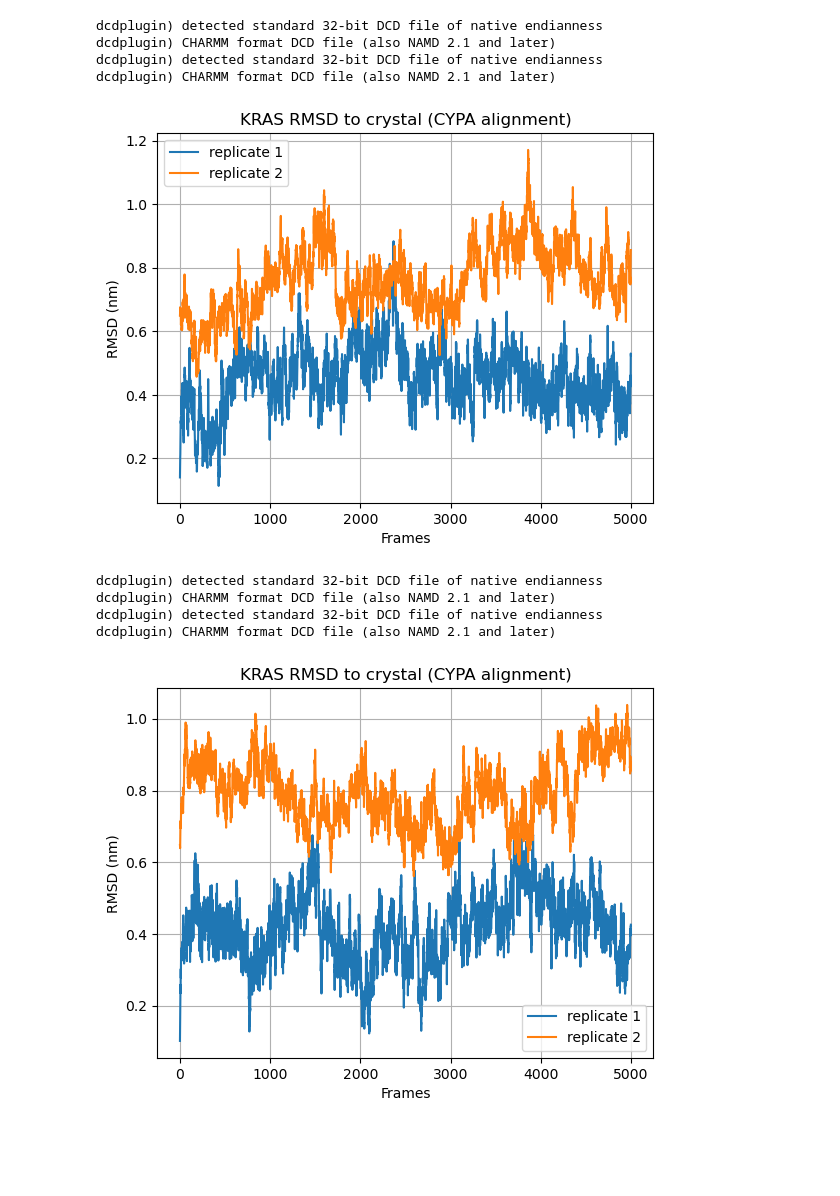
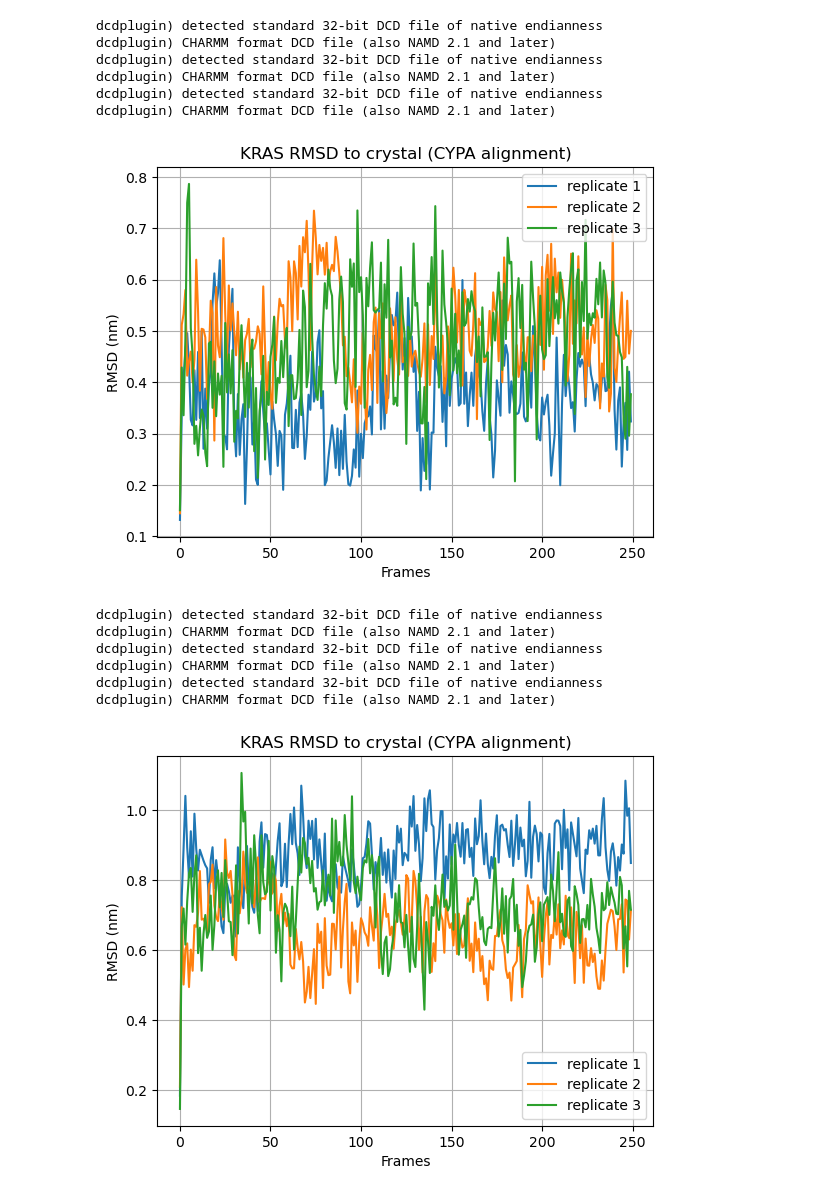
Before and after one commit to HaoLan-compchem/blog_03_12_2025, a Jupyter notebook: ternary_complex/comparable_md/analysis.ipynb, the cells around one changed output. Cells and saved outputs as stored; diff of their text form; code cells hidden in the pictures; blank space fills up the shorter version.

Commit message:
final long md to check

```diff
--- a/ternary_complex/comparable_md/analysis.ipynb
+++ b/ternary_complex/comparable_md/analysis.ipynb
@@ -8,14 +8,14 @@ import seaborn as sns
 from matplotlib import pyplot as plt
 # %%
 def plot_rmsd_fluctuations_multiple(traj_files, top_file, ref_pdb, plot_type, window, image_molecules=False, title=None):
-    rmsd_arrays = []
+    #rmsd_arrays = []
     labels = []
     ref = md.load_pdb(ref_pdb)
     ref_CYPA_atoms = ref.topology.select('protein and chainid 0 and name CA')
     ref_KRAS_atoms = ref.topology.select('protein and chainid 1 and name CA')
 
     for i, traj_file in enumerate(traj_files):
-        traj = md.load(traj_file, top=top_file)
+        traj = md.load(traj_file, top=top_file)[::window]
         if image_molecules:
             traj.image_molecules(inplace=True)
         CYPA_atoms = traj.topology.select('protein and chainid 0 and name CA')
@@ -28,22 +28,22 @@ def plot_rmsd_fluctuations_multiple(traj_files, top_file, ref_pdb, plot_type, wi
             print("Assertion failed for atom indices between trajactory and reference")
         #
         traj.superpose(ref, frame=0, atom_indices=ref_CYPA_atoms)
-        traj.save_xtc(f'{i}_processed.xtc')
+        #traj.save_xtc(f'{i}_processed.xtc')
         #
         result = traj.xyz[:, KRAS_atoms, :] - ref.xyz[0, ref_KRAS_atoms, :]
         ligand_rmsd = np.sqrt((result ** 2).sum(axis=-1).mean(axis=-1))
-        n_windows = len(ligand_rmsd) // window
-        avg_rmsd = np.array([ligand_rmsd[i*window:(i+1)*window].mean() for i in range(n_windows)])
-        avg_frames = np.arange(n_windows) * window
-        rmsd_arrays.append(avg_rmsd)
+        #n_windows = len(ligand_rmsd) // window
+        #avg_rmsd = np.array([ligand_rmsd[i*window:(i+1)*window].mean() for i in range(n_windows)])
+        #avg_frames = np.arange(n_windows) * window
+        #rmsd_arrays.append(avg_rmsd)
         labels.append(f'replicate {i+1}')
         if plot_type == 'line':
-            plt.plot(avg_frames, avg_rmsd, label=labels[-1])
+            plt.plot(ligand_rmsd, label=labels[-1])
             plt.xlabel('Frames')
             plt.ylabel('RMSD (nm)')
             plt.title(title)
         elif plot_type == 'hist':
-            sns.kdeplot(avg_rmsd, label=labels[-1])
+            sns.kdeplot(ligand_rmsd, label=labels[-1])
             plt.xlabel('RMSD (nm)')
             plt.title(title)
     plt.grid(True)
@@ -51,6 +51,3 @@ def plot_rmsd_fluctuations_multiple(traj_files, top_file, ref_pdb, plot_type, wi
     plt.show()
     plt.close()
     return None
-
-plot_rmsd_fluctuations_multiple(['long_test_relaxed_1/crystal_1.dcd', 'long_test_relaxed_1/cofold_1.dcd'],
-'long_test_relaxed_1/crystal_min.pdb', 'crystal/crystal.pdb', 'line', 1, image_molecules=True, title = 'KRAS RMSD to crystal (CYPA alignment)')
@@ -63,21 +54,35 @@ dcdplugin) CHARMM format DCD file (also NAMD 2.1 and later)
 # %%
-plot_rmsd_fluctuations_multiple(['long_test_relaxed_2/crystal_2.dcd', 'long_test_relaxed_2/cofold_2.dcd'],
-'long_test_relaxed_2/crystal_min.pdb', 'crystal/crystal.pdb', 'line', 1, image_molecules=True, title = 'KRAS RMSD to crystal (CYPA alignment)')
+plot_rmsd_fluctuations_multiple(['long_test/crystal_0.dcd',
+                                 'long_test/crystal_1.dcd',
+                                 'long_test/crystal_2.dcd',
+                                 ],
+                                'long_test/crystal_min.pdb',
+                                'crystal/crystal.pdb',
+                                'line', 100, image_molecules=True, title = 'KRAS RMSD to crystal (CYPA alignment)')
 # %% [output]
 dcdplugin) detected standard 32-bit DCD file of native endianness
 dcdplugin) CHARMM format DCD file (also NAMD 2.1 and later)
 dcdplugin) detected standard 32-bit DCD file of native endianness
 dcdplugin) CHARMM format DCD file (also NAMD 2.1 and later)
+dcdplugin) detected standard 32-bit DCD file of native endianness
+dcdplugin) CHARMM format DCD file (also NAMD 2.1 and later)
-[figure, old version]
+[figure, new version]
 # %%
-plot_rmsd_fluctuations_multiple(['long_test_relaxed_3/crystal_3.dcd', 'long_test_relaxed_3/cofold_3.dcd'],
-'long_test_relaxed_3/crystal_min.pdb', 'crystal/crystal.pdb', 'line', 1, image_molecules=True, title = 'KRAS RMSD to crystal (CYPA alignment)')
+plot_rmsd_fluctuations_multiple(['long_test/cofold_0.dcd',
+                                 'long_test/cofold_1.dcd',
+                                 'long_test/cofold_2.dcd',
+                                 ],
+                                'long_test/cofold_min.pdb',
+                                'cofold/cofold.pdb',
+                                'line', 100, image_molecules=True, title = 'KRAS RMSD to crystal (CYPA alignment)')
 # %% [output]
 dcdplugin) detected standard 32-bit DCD file of native endianness
 dcdplugin) CHARMM format DCD file (also NAMD 2.1 and later)
 dcdplugin) detected standard 32-bit DCD file of native endianness
 dcdplugin) CHARMM format DCD file (also NAMD 2.1 and later)
+dcdplugin) detected standard 32-bit DCD file of native endianness
+dcdplugin) CHARMM format DCD file (also NAMD 2.1 and later)
-[figure, old version]
+[figure, new version]
 # %%
 def plot_potential_energy(md_platform, state_file_list, plot_type, final_frames_to_use, window, title):
     energy_arrays = []
```
Also changed, not shown: parts of 4 cells of this notebook, 14 other files.
